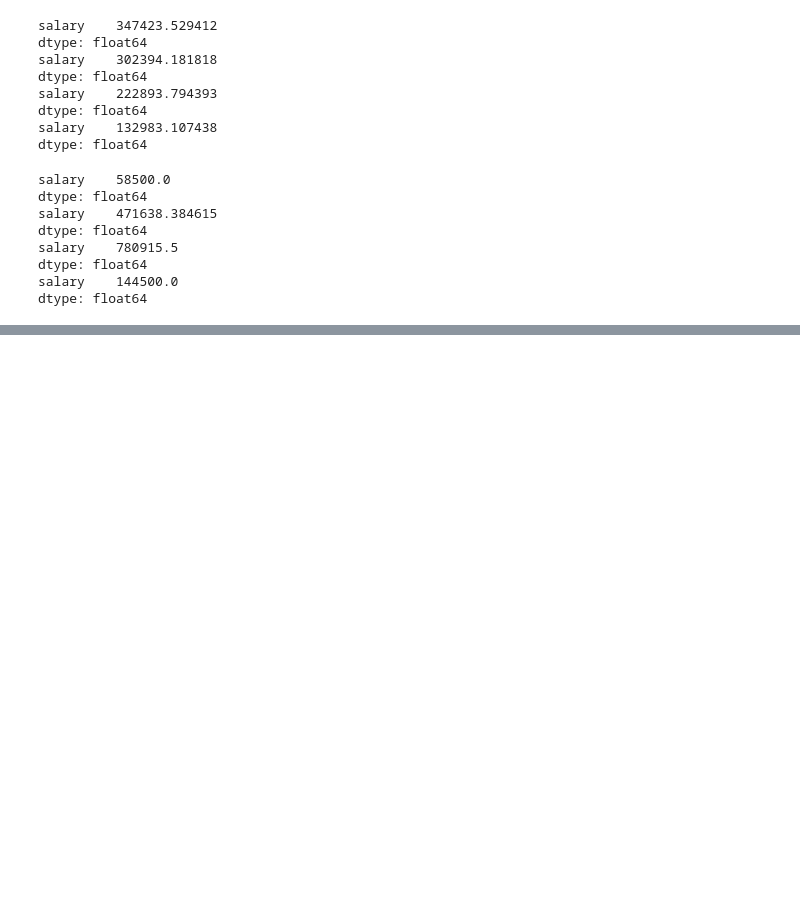
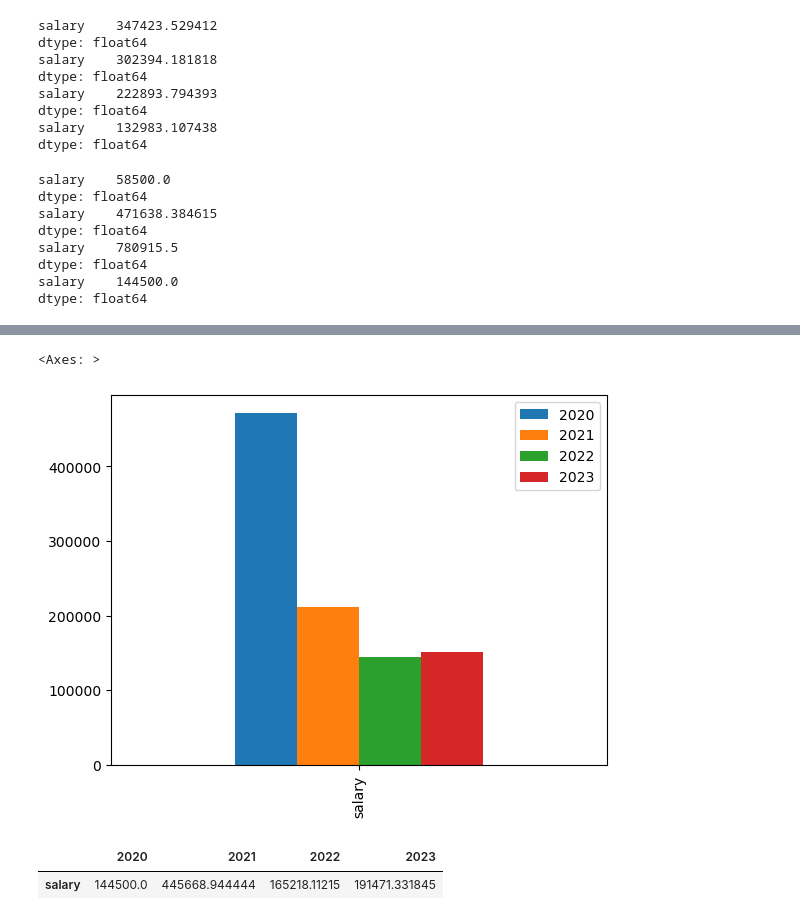
Before and after one commit to christian-a-smith/project-1, a Jupyter notebook: Trends-over-3-years.ipynb, the cells around one changed output, grey strips where cells are left out. Drawn from its saved outputs; the diff is of its cells as text; code cells hidden in the pictures; blank space fills up the shorter version.

```diff
--- a/Trends-over-3-years.ipynb
+++ b/Trends-over-3-years.ipynb
@@ -196,0 +237,16 @@ dtype: float64
+# %%
+#Data Engineer bar graph
+average_DE_salary_df.plot.bar()
+# %% [output]
+<Axes: >
+[figure, added]
+# %%
+#Machine Learning Engineer averages
+average_MLE_salary_df = pd.DataFrame({"2020":average_salary_2020_MLE,
+                                   "2021":average_salary_2021_MLE,
+                                   "2022":average_salary_2022_MLE,
+                                   "2023":average_salary_2023_MLE})
+average_MLE_salary_df
+# %% [output]
+|  | 2020 | 2021 | 2022 | 2023 |
+| salary | 144500.0 | 445668.944444 | 165218.11215 | 191471.331845 |
```
Also changed, not shown: parts of 14 cells of this notebook.
